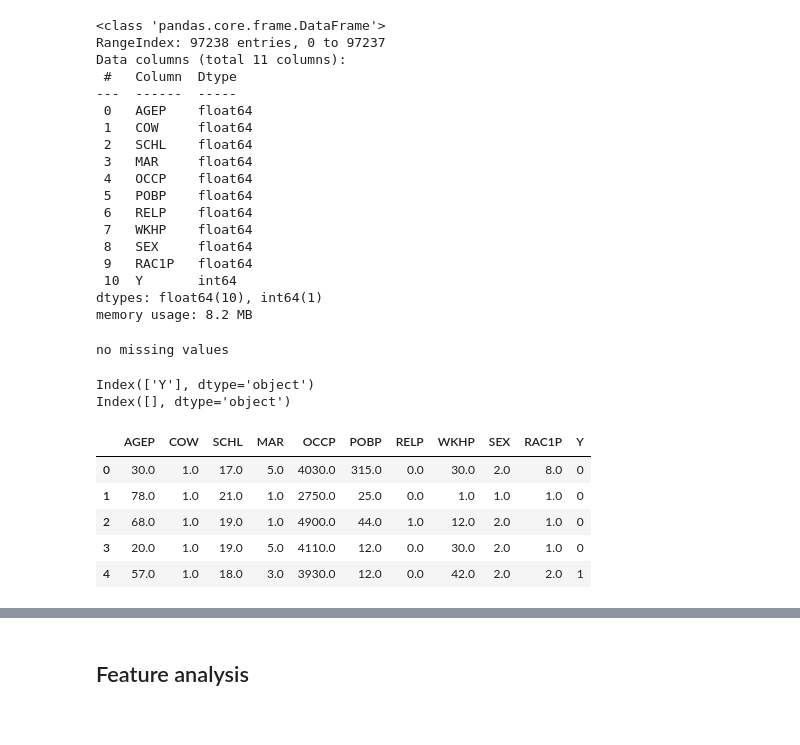
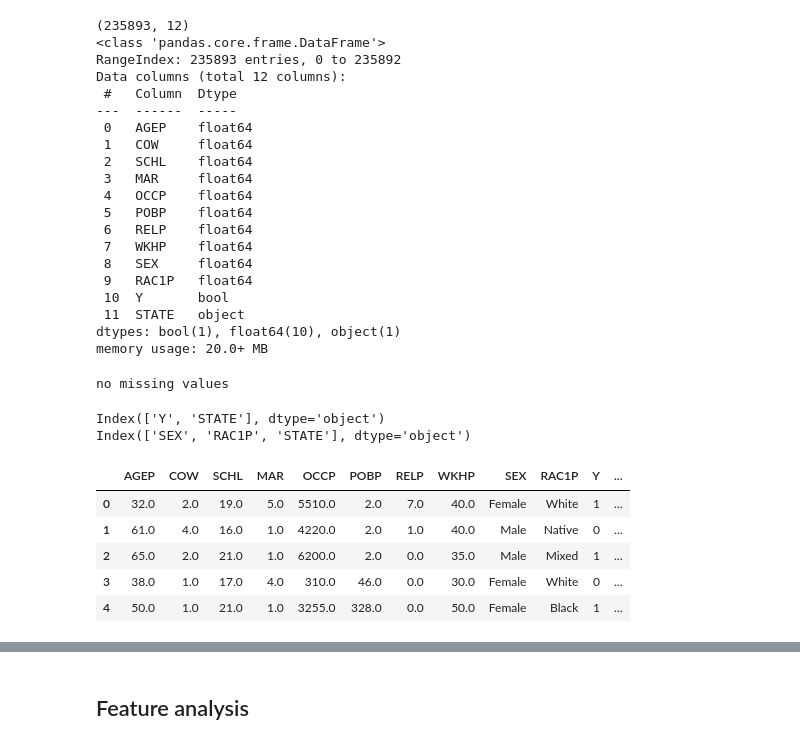
Before and after one commit to cc-jalvarez/weighted-pdp, a Jupyter notebook: src/lar_sec4.ipynb, the cells around one changed output, grey strips where cells are left out. Cells and saved outputs as stored; diff of their text form; code cells hidden in the pictures.

```diff
--- a/src/lar_sec4.ipynb
+++ b/src/lar_sec4.ipynb
@@ -55,4 +41,8 @@ plt.rc('ps', fonttype=42)
 # %%
-# os.chdir("..")
-# wd = os.getcwd()
-# os.getcwd()
+# working directory
+os.chdir("..")
+wd = os.getcwd()
+# data folder
+data_path = wd + '/' + 'data' + '/'
+# results folder
+resu_path = wd + '/' + 'results' + '/'
@@ -70,0 +51,4 @@ df.head(5)
+# %%
+# use the prefix 'lar' to identify the individual state data
+states = [f for f in os.listdir(data_path) if f.split('_')[0]=='lar']
+states
@@ -70,0 +65,11 @@ df.head(5)
+# %%
+dict_df = {}
+
+for state in states:
+#     print(state.split('_')[1].upper())
+    dict_df[state.split('_')[1].upper()] = pd.read_csv(os.path.join(data_path, state), sep='|', )
+
+df = pd.concat(dict_df).reset_index(drop=True)
+del dict_df
+
+df.head(5)
@@ -80,20 +92,23 @@ RELP (Relationship); [cat.]
 WKHP (Usual hours worked per week past 12 months); [cont.]
 SEX (Sex); [cat.]
 RAC1P (Recoded detailed race code) [cat.]
+STATE; [cat.: added by us]
 """
 
 target = 'Y'
 
 con_feats = ['AGEP', 'WKHP']
-cat_feats = ['COW', 'MAR', 'POBP', 'RELP', 'SEX', 'RAC1P']
+cat_feats = ['COW', 'MAR', 'POBP', 'RELP', 'SEX', 'RAC1P', 'STATE']
 ord_feats = ['SCHL', 'OCCP']
 all_feats =  con_feats + cat_feats + ord_feats
 
+print(df.shape)
 df.info()
 # %% [output]
+(235893, 12)
 <class 'pandas.core.frame.DataFrame'>
-RangeIndex: 97238 entries, 0 to 97237
-Data columns (total 11 columns):
+RangeIndex: 235893 entries, 0 to 235892
+Data columns (total 12 columns):
  #   Column  Dtype
 ---  ------  -----
  0   AGEP    float64
@@ -106,9 +121,10 @@ Data columns (total 11 columns):
  7   WKHP    float64
  8   SEX     float64
  9   RAC1P   float64
- 10  Y       int64
-dtypes: float64(10), int64(1)
-memory usage: 8.2 MB
+ 10  Y       bool
+ 11  STATE   object
+dtypes: bool(1), float64(10), object(1)
+memory usage: 20.0+ MB
 # %%
 # missing values?
 if df[df.isna().any(axis=1)].shape[0] > 0:
@@ -122,24 +138,24 @@ no missing values
 # %%
 # TODO: not fully convinced on the treatment of ordinal vs categorical vars here!
 # check with Salvatore; also: https://machinelearningmastery.com/one-hot-encoding-for-categorical-data/
 
 # Check which variables are not numeric
 print(df.select_dtypes(exclude = np.number).columns)
 
 df['Y'] = df['Y'].map({False: 0, True: 1})
-# df['SEX'] = df['SEX'].map({2: 'Female', 1: 'Male'})
-# df['RAC1P'] = df['RAC1P'].ma({1: 'White', 2: 'Black', 3: 'Native', 4: 'Native', 5: 'Native', 6: 'Asian', 7: 'Islander', 8: 'Other', 9: 'Mixed'})
+df['SEX'] = df['SEX'].map({2: 'Female', 1: 'Male'})
+df['RAC1P'] = df['RAC1P'].map({1: 'White', 2: 'Black', 3: 'Native', 4: 'Native', 5: 'Native', 6: 'Asian', 7: 'Islander', 8: 'Other', 9: 'Mixed'})
 
 # Check which variables are not numeric
 print(df.select_dtypes(exclude = np.number).columns)
 
 df.head(5)
 # %% [output]
-Index(['Y'], dtype='object')
-Index([], dtype='object')
+Index(['Y', 'STATE'], dtype='object')
+Index(['SEX', 'RAC1P', 'STATE'], dtype='object')
-|  | AGEP | COW | SCHL | MAR | OCCP | POBP | RELP | WKHP | SEX | RAC1P | Y |
-| 0 | 30.0 | 1.0 | 17.0 | 5.0 | 4030.0 | 315.0 | 0.0 | 30.0 | 2.0 | 8.0 | 0 |
-| 1 | 78.0 | 1.0 | 21.0 | 1.0 | 2750.0 | 25.0 | 0.0 | 1.0 | 1.0 | 1.0 | 0 |
-| 2 | 68.0 | 1.0 | 19.0 | 1.0 | 4900.0 | 44.0 | 1.0 | 12.0 | 2.0 | 1.0 | 0 |
-| 3 | 20.0 | 1.0 | 19.0 | 5.0 | 4110.0 | 12.0 | 0.0 | 30.0 | 2.0 | 1.0 | 0 |
-| 4 | 57.0 | 1.0 | 18.0 | 3.0 | 3930.0 | 12.0 | 0.0 | 42.0 | 2.0 | 2.0 | 1 |
+|  | AGEP | COW | SCHL | MAR | OCCP | POBP | RELP | WKHP | SEX | RAC1P | Y | ... |
+| 0 | 32.0 | 2.0 | 19.0 | 5.0 | 5510.0 | 2.0 | 7.0 | 40.0 | Female | White | 1 | ... |
+| 1 | 61.0 | 4.0 | 16.0 | 1.0 | 4220.0 | 2.0 | 1.0 | 40.0 | Male | Native | 0 | ... |
+| 2 | 65.0 | 2.0 | 21.0 | 1.0 | 6200.0 | 2.0 | 0.0 | 35.0 | Male | Mixed | 1 | ... |
+| 3 | 38.0 | 1.0 | 17.0 | 4.0 | 310.0 | 46.0 | 0.0 | 30.0 | Female | White | 0 | ... |
+| 4 | 50.0 | 1.0 | 21.0 | 1.0 | 3255.0 | 328.0 | 0.0 | 50.0 | Female | Black | 1 | ... |
```
Also changed, not shown: parts of 23 cells of this notebook.
